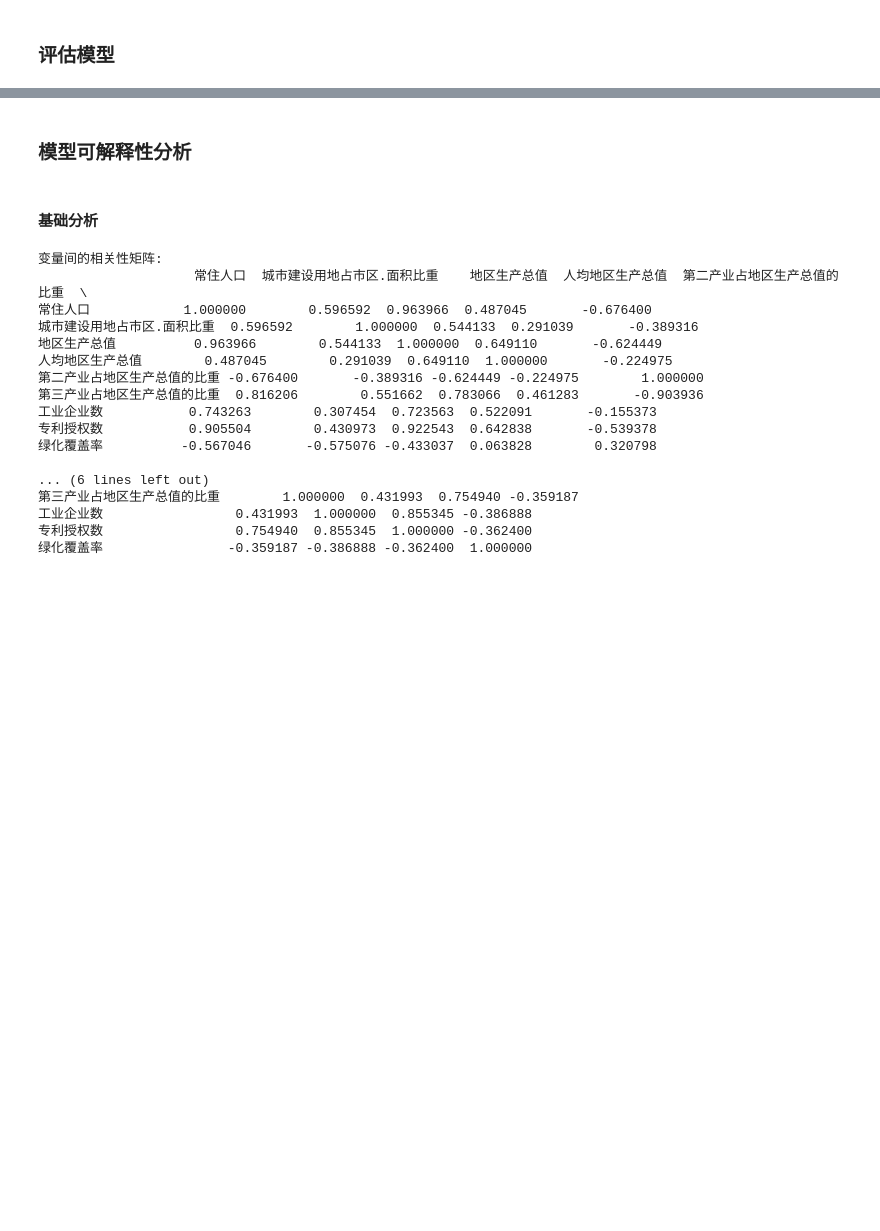
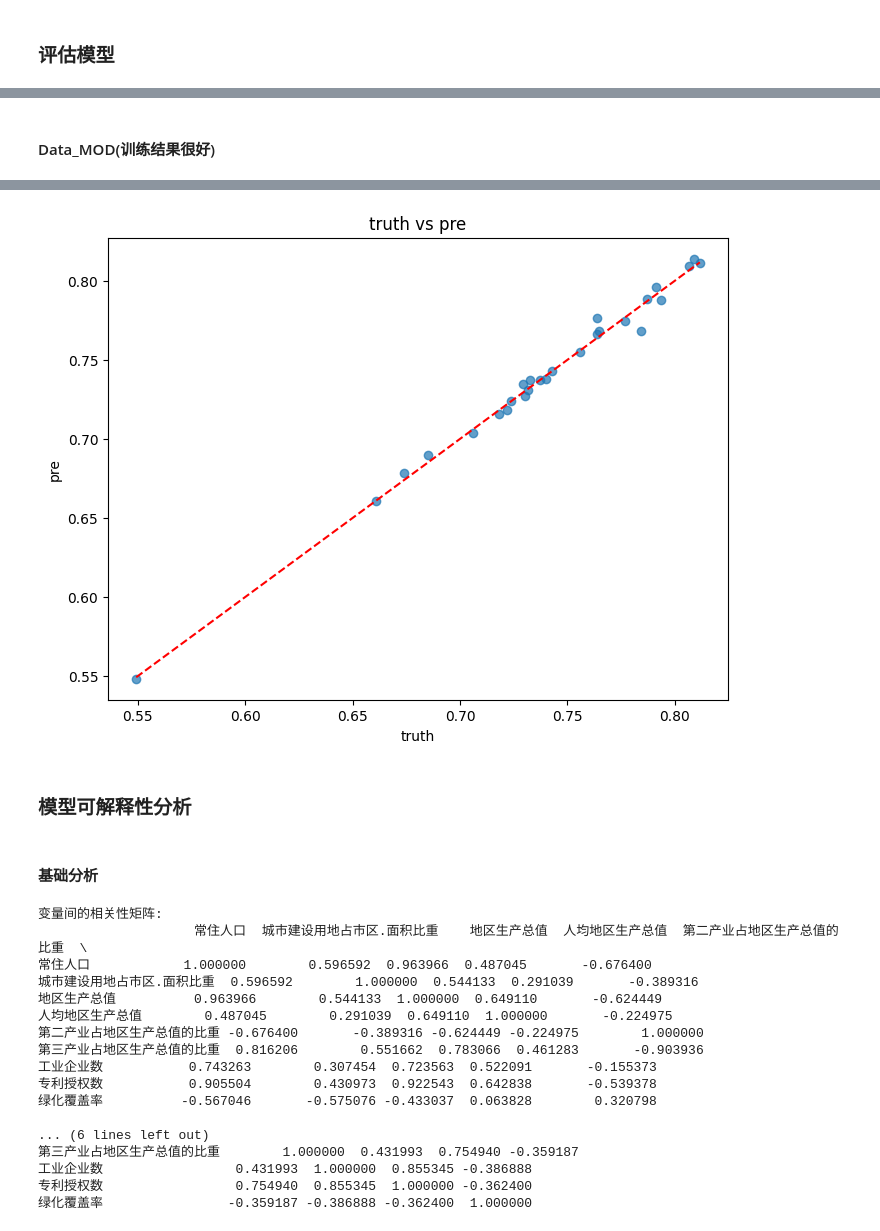
Before and after one commit to ManGuo1130/Synergistic-effect-evaluation, a Jupyter notebook: R_GCN.ipynb, the cells around one changed output, grey strips where cells are left out. Cells and saved outputs as stored; diff of their text form; code cells hidden in the pictures; blank space fills up the shorter version.

```diff
--- a/R_GCN.ipynb
+++ b/R_GCN.ipynb
@@ -137,6 +176,6 @@ weights_all['to_idx'] = weights_all['to'].map(id_to_index)
 # %%
 # 处理关系类型
 relation_le = LabelEncoder()
-weights_all['relation_encoded'] = relation_le.fit_transform(weights_all['relation'])
+weights_all_inf['relation_encoded'] = relation_le.fit_transform(weights_all_inf['relation'])
 # %%
 # 准备边索引和边类型
@@ -546,0 +649,27 @@ MSE: 0.0002, R²: 0.9395
+# %% [markdown]
+#### Data_MOD(训练结果很好)
+# %%
+model.eval()
+with torch.no_grad():
+    predictions = model(data_mod, x, edge_index, edge_type)
+    loss = criterion(predictions, data_mod.y)
+    print(f'Test Loss: {loss.item():.4f}')
+
+    # 转换为numpy数组
+    preds = predictions.numpy().flatten()
+    targets = data_inf.y.numpy().flatten()
+
+    # 计算MSE和R²
+    mse = mean_squared_error(targets, preds)
+    r2 = r2_score(targets, preds)
+    print(f'MSE: {mse:.4f}, R²: {r2:.4f}')
+
+    # 绘制真实值与预测值对比
+    plt.figure(figsize=(8,6))
+    plt.scatter(targets, preds, alpha=0.7)
+    plt.xlabel('truth')
+    plt.ylabel('pre')
+    plt.title('truth vs pre')
+    plt.plot([targets.min(), targets.max()], [targets.min(), targets.max()], 'r--')
+    plt.show()
+# %% [output]
@@ -547,3 +678,4 @@ MSE: 0.0002, R²: 0.9395
+[figure, added]
 # %% [markdown]
 ### 模型可解释性分析
 # %% [markdown]
```
Also changed, not shown: parts of 81 cells of this notebook.
